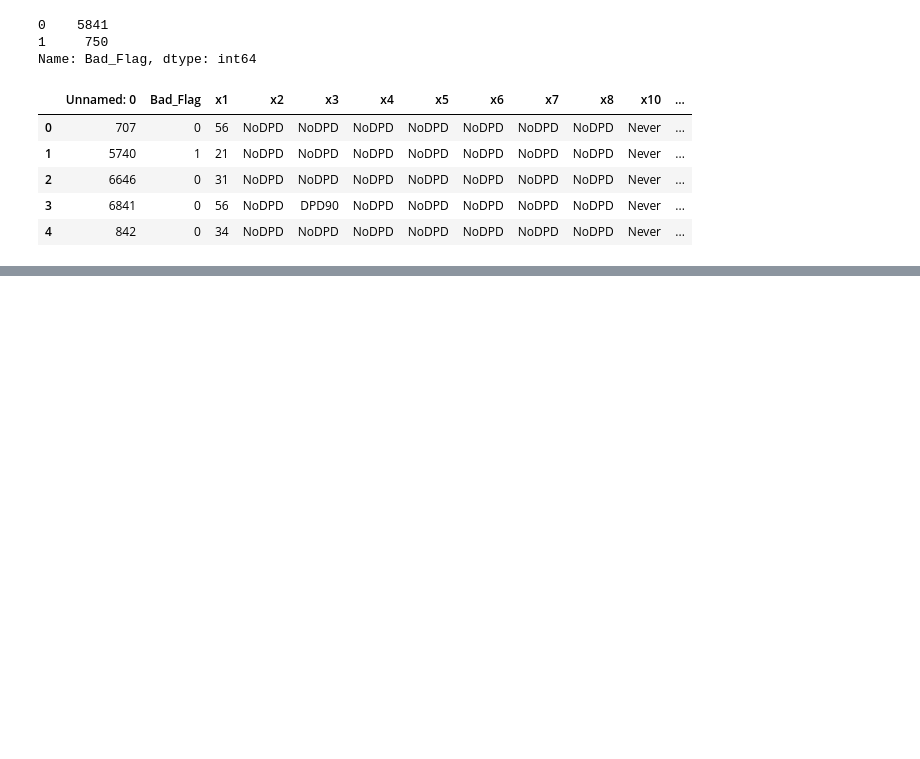
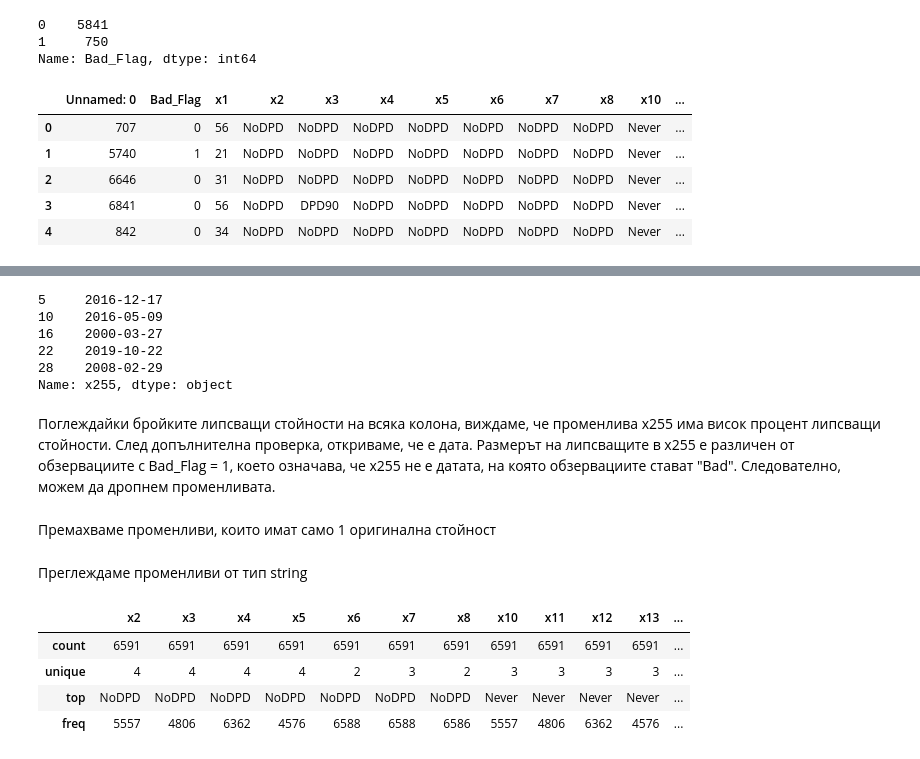
Before and after one commit to Radkata10/MFG_credit_risk_analysis, a Jupyter notebook: MFG_zadacha.ipynb, the cells around one changed output, grey strips where cells are left out. Cells and saved outputs as stored; diff of their text form; code cells hidden in the pictures; blank space fills up the shorter version.

```diff
--- a/MFG_zadacha.ipynb
+++ b/MFG_zadacha.ipynb
@@ -39,0 +138,34 @@ df_train.head()
+# %%
+df_train[~df_train["x255"].isna()]["x255"].head()
+# %% [output]
+5     2016-12-17
+10    2016-05-09
+16    2000-03-27
+22    2019-10-22
+28    2008-02-29
+Name: x255, dtype: object
+# %% [markdown]
+Поглеждайки бройките липсващи стойности на всяка колона, виждаме, че променлива х255 има висок процент липсващи стойности. След допълнителна проверка, откриваме, че е дата. Размерът на липсващите в х255 е различен от обзервациите с Bad_Flag = 1, което означава, че х255 не е датата, на която обзервациите стават "Bad". Следователно, можем да дропнем променливата.
+# %%
+df_train = df_train.drop("x255", axis='columns')
+df_test = df_test.drop("x255", axis='columns')
+# %% [markdown]
+Премахваме променливи, които имат само 1 оригинална стойност
+# %%
+# Check for vars with only 1 value
+vars_to_remove = list(df_train.columns[df_train.nunique() <= 1])
+# %%
+df_train = df_train.drop(vars_to_remove, axis='columns')
+df_test = df_test.drop(vars_to_remove, axis='columns')
+# %% [markdown]
+Преглеждаме променливи от тип string
+# %%
+df_num = df_train.select_dtypes(exclude=[np.number])
+# %%
+df_num.select_dtypes('object').describe()
+# %% [output]
+|  | x2 | x3 | x4 | x5 | x6 | x7 | x8 | x10 | x11 | x12 | x13 | ... |
+| count | 6591 | 6591 | 6591 | 6591 | 6591 | 6591 | 6591 | 6591 | 6591 | 6591 | 6591 | ... |
+| unique | 4 | 4 | 4 | 4 | 2 | 3 | 2 | 3 | 3 | 3 | 3 | ... |
+| top | NoDPD | NoDPD | NoDPD | NoDPD | NoDPD | NoDPD | NoDPD | Never | Never | Never | Never | ... |
+| freq | 5557 | 4806 | 6362 | 4576 | 6588 | 6588 | 6586 | 5557 | 4806 | 6362 | 4576 | ... |
```
Also changed, not shown: parts of 52 cells of this notebook.
